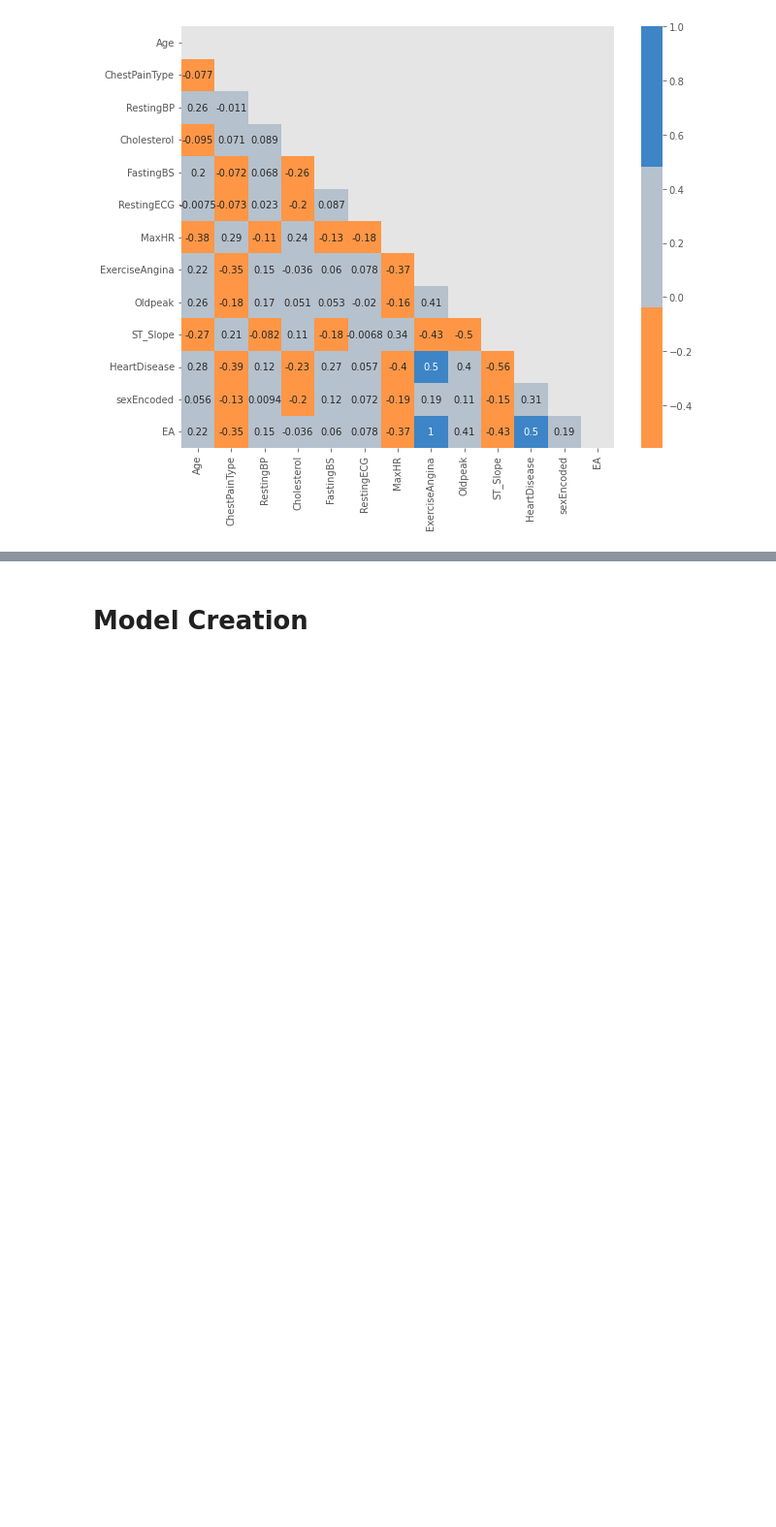
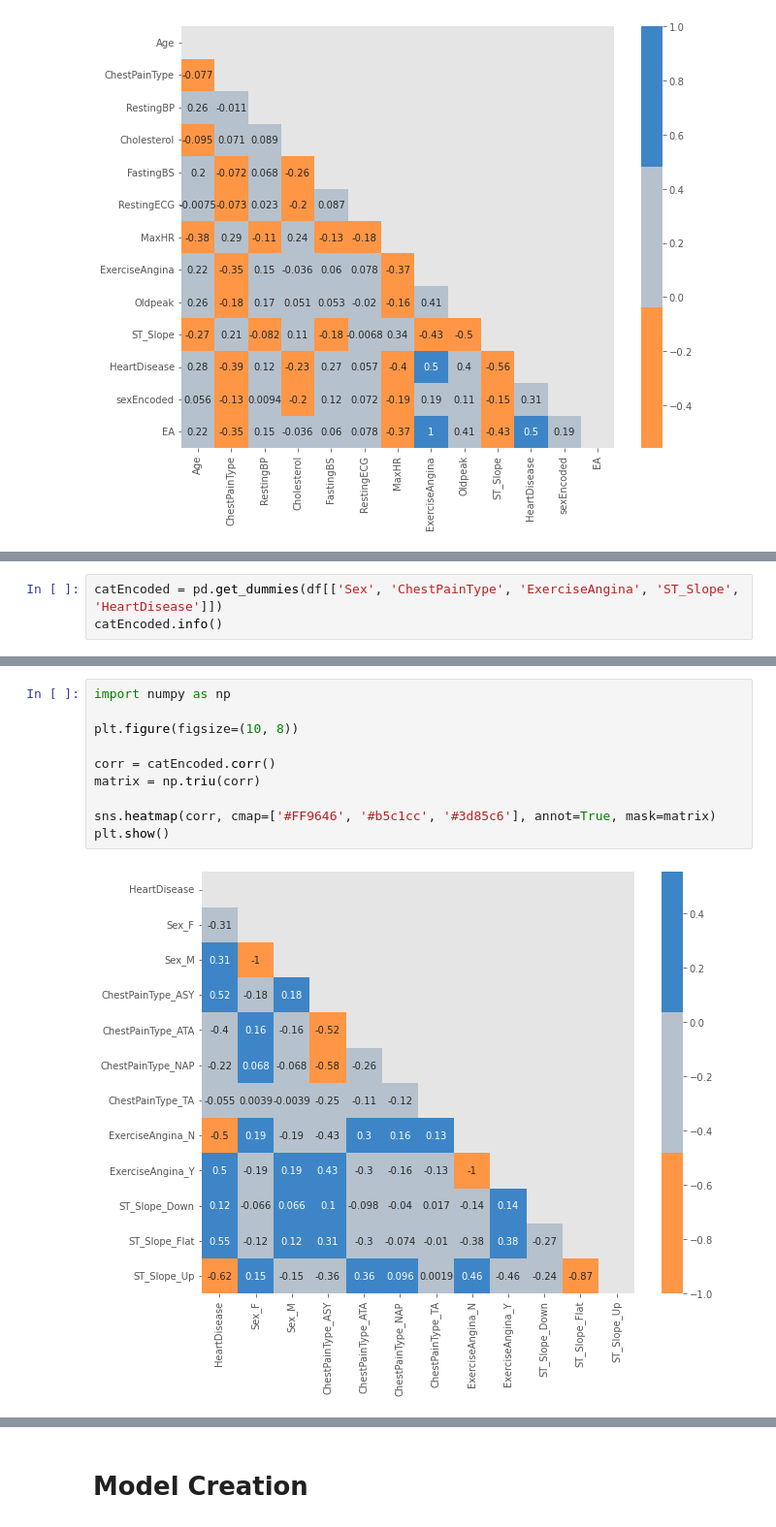
Before and after one commit to RohithOfRivia/Heart-Disease-Prediction, a Jupyter notebook: Heart Failure EDA and Prediction(DT and RFC).ipynb, the cells around one changed output, grey strips where cells are left out. Shown at 97% size. Cells and saved outputs as stored; diff of their text form; blank space fills up the shorter version.

```diff
--- a/Heart Failure EDA and Prediction(DT and RFC).ipynb
+++ b/Heart Failure EDA and Prediction(DT and RFC).ipynb
@@ -494,0 +523,3 @@ plt.show()
+# %%
+catEncoded = pd.get_dummies(df[['Sex', 'ChestPainType', 'ExerciseAngina', 'ST_Slope', 'HeartDisease']])
+catEncoded.info()
@@ -494,0 +546,12 @@ plt.show()
+# %%
+import numpy as np
+
+plt.figure(figsize=(10, 8))
+
+corr = catEncoded.corr()
+matrix = np.triu(corr)
+
+sns.heatmap(corr, cmap=['#FF9646', '#b5c1cc', '#3d85c6'], annot=True, mask=matrix)
+plt.show()
+# %% [output]
+[figure, added]
```
Also changed, not shown: parts of 22 cells of this notebook.
